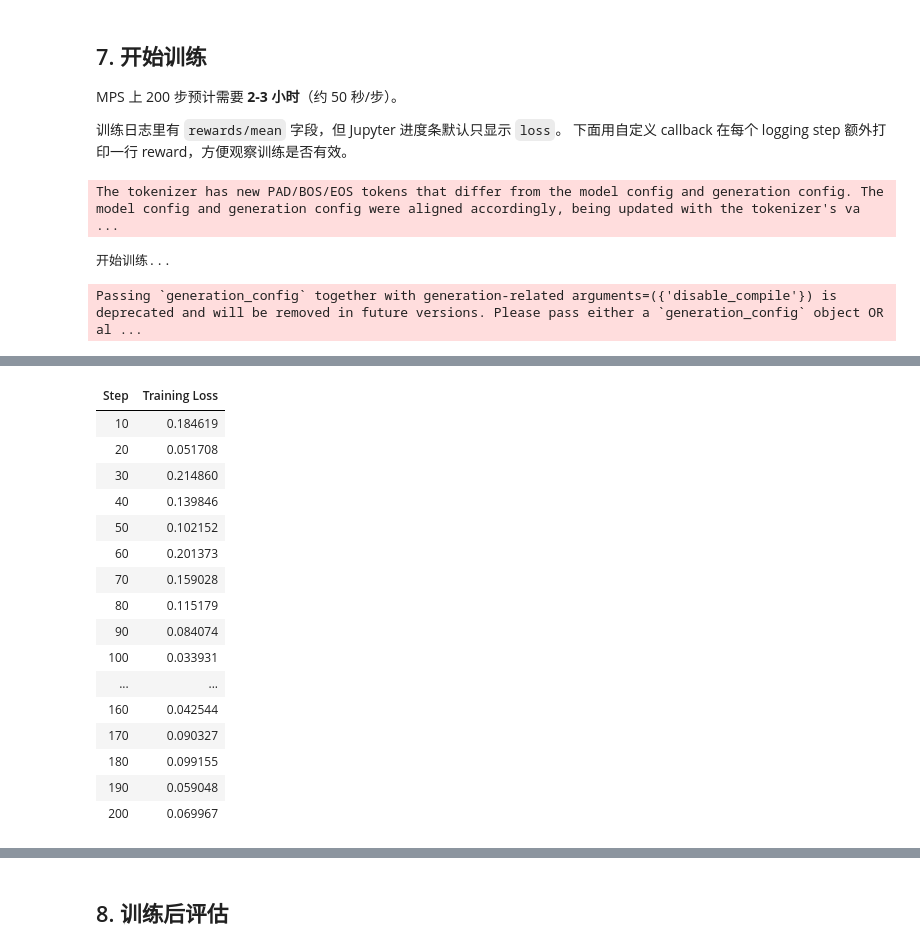
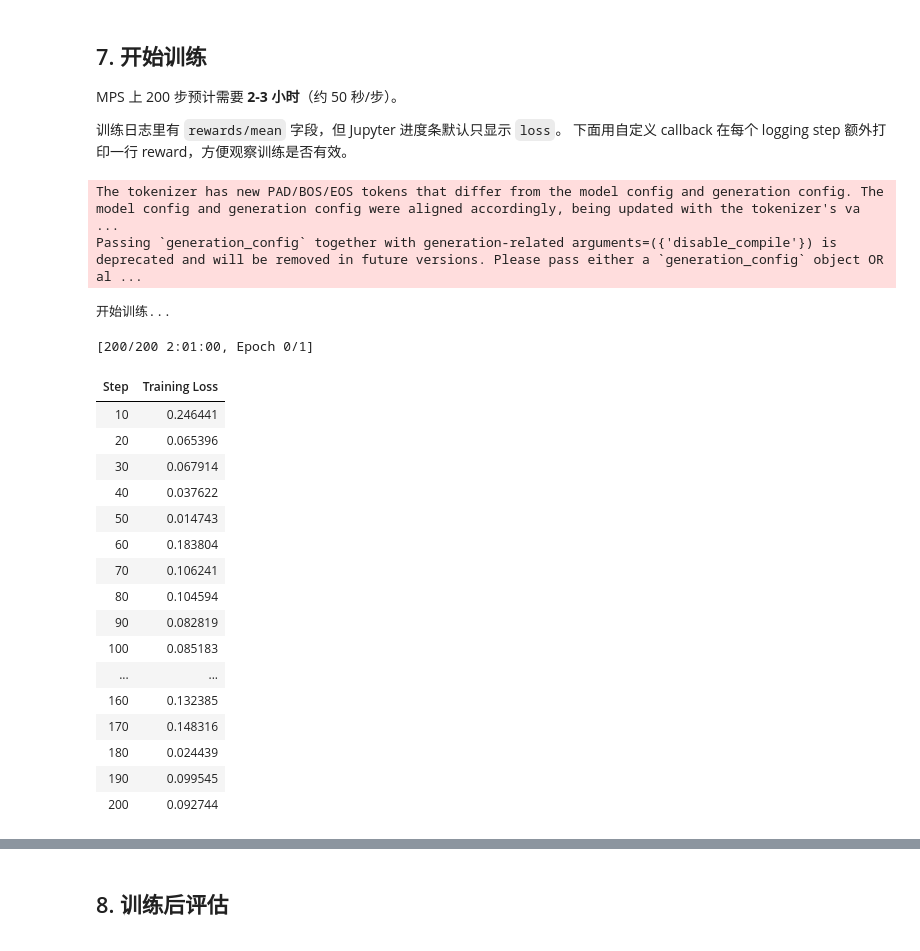
Before and after one commit to urakalee/RLStudy, a Jupyter notebook: phase2_tooluse/05_grpo_json.ipynb, the cells around one changed output, grey strips where cells are left out. Cells and saved outputs as stored; diff of their text form; code cells hidden in the pictures.

```diff
--- a/phase2_tooluse/05_grpo_json.ipynb
+++ b/phase2_tooluse/05_grpo_json.ipynb
@@ -211,6 +217,7 @@ SYSTEM_PROMPT = """你是一个数学解题助手。解题后只输出 JSON，
 """
 
 GSM8K_DIR = os.path.expanduser("~/.cache/modelscope/datasets/gsm8k/data")
+SCRIPT_DIR = os.path.join(os.path.dirname(os.path.abspath(".")), "phase2_tooluse/scripts")
 
 def load_jsonl(path):
     with open(path) as f:
@@ -238,16 +245,26 @@ def make_dataset(raw_data: list, max_samples: int = None) -> Dataset:
     return Dataset.from_list(records)
 
 
+# 训练集：全量 GSM8K 训练集前 2000 题
 gsm8k_train_raw = load_jsonl(f"{GSM8K_DIR}/train.jsonl")
-gsm8k_test_raw  = load_jsonl(f"{GSM8K_DIR}/test.jsonl")
+train_dataset = make_dataset(gsm8k_train_raw, max_samples=2000)
 
-train_dataset = make_dataset(gsm8k_train_raw, max_samples=2000)
-eval_dataset  = make_dataset(gsm8k_test_raw,  max_samples=50)
+# 评估集：从筛选脚本生成的格式不稳定题（fmt_rate 25%-50%）
+import random
+UNSTABLE_PATH = "scripts/unstable_format_questions.json"
+with open(UNSTABLE_PATH) as f:
+    unstable_questions = json.load(f)
+
+# 随机抽 20 题作为 notebook 评估集（和脚本评估保持一致的随机种子）
+random.seed(42)
+shuffled = unstable_questions.copy()
+random.shuffle(shuffled)
+eval_questions = shuffled[:20]
 
 print(f"训练集: {len(train_dataset)} 条")
-print(f"验证集: {len(eval_dataset)} 条")
-print("\n样本示例:")
-print("  answer:", train_dataset[0]["answer"])
-print("  question:", train_dataset[0]["prompt"][1]["content"][:60], "...")
+print(f"评估集（格式不稳定题）: {len(unstable_questions)} 道，随机抽取 {len(eval_questions)} 道用于 notebook 评估")
+print(f"\n评估题 baseline fmt_rate 分布:")
+for item in eval_questions[:5]:
+    print(f"  index={item['index']}  baseline={item['fmt_rate']:.0%}  q={item['question'][:50]}...")
 # %% [output]
 训练集: 2000 条
@@ -463,32 +506,49 @@ class RewardLogCallback(TrainerCallback):
             return
         # TRL 0.29 的 key 是 rewards/reward_fn/mean，兼容旧版 rewards/mean
         r_mean = logs.get("rewards/reward_fn/mean") or logs.get("rewards/mean") or logs.get("reward")
         if r_mean is None:
             return
         r_std  = logs.get("rewards/reward_fn/std") or logs.get("rewards/std", 0)
         loss   = logs.get("loss", float("nan"))
         step   = state.global_step
         print(f"  step {step:4d} | loss={loss:.4f} | reward_mean={r_mean:.4f} | reward_std={r_std:.4f}")
 
 trainer = GRPOTrainer(
     model=model,
     args=training_args,
     train_dataset=train_dataset,
-    eval_dataset=eval_dataset,
     processing_class=tokenizer,
     reward_funcs=reward_fn,
     callbacks=[RewardLogCallback()],
 )
 
 print("开始训练...")
 t0 = time.time()
 
 train_result = trainer.train()
 
 elapsed = time.time() - t0
 print(f"\n训练完成！耗时 {elapsed/60:.1f} 分钟")
 print("训练指标:", train_result.metrics)
 # %% [output]
 The tokenizer has new PAD/BOS/EOS tokens that differ from the model config and generation config. The model config and generation config were aligned accordingly, being updated with the tokenizer's va ...
+Passing `generation_config` together with generation-related arguments=({'disable_compile'}) is deprecated and will be removed in future versions. Please pass either a `generation_config` object OR al ...
 开始训练...
-Passing `generation_config` together with generation-related arguments=({'disable_compile'}) is deprecated and will be removed in future versions. Please pass either a `generation_config` object OR al ...
+[200/200 2:01:00, Epoch 0/1]
+| Step | Training Loss |
+| 10 | 0.246441 |
+| 20 | 0.065396 |
+| 30 | 0.067914 |
+| 40 | 0.037622 |
+| 50 | 0.014743 |
+| 60 | 0.183804 |
+| 70 | 0.106241 |
+| 80 | 0.104594 |
+| 90 | 0.082819 |
+| 100 | 0.085183 |
+| ... | ... |
+| 160 | 0.132385 |
+| 170 | 0.148316 |
+| 180 | 0.024439 |
+| 190 | 0.099545 |
+| 200 | 0.092744 |
@@ -496,17 +571,0 @@ Passing `generation_config` together with generation-related arguments=({'disabl
-| Step | Training Loss |
-| 10 | 0.184619 |
-| 20 | 0.051708 |
-| 30 | 0.214860 |
-| 40 | 0.139846 |
-| 50 | 0.102152 |
-| 60 | 0.201373 |
-| 70 | 0.159028 |
-| 80 | 0.115179 |
-| 90 | 0.084074 |
-| 100 | 0.033931 |
-| ... | ... |
-| 160 | 0.042544 |
-| 170 | 0.090327 |
-| 180 | 0.099155 |
-| 190 | 0.059048 |
-| 200 | 0.069967 |
```
Also changed, not shown: parts of 9 cells of this notebook.
